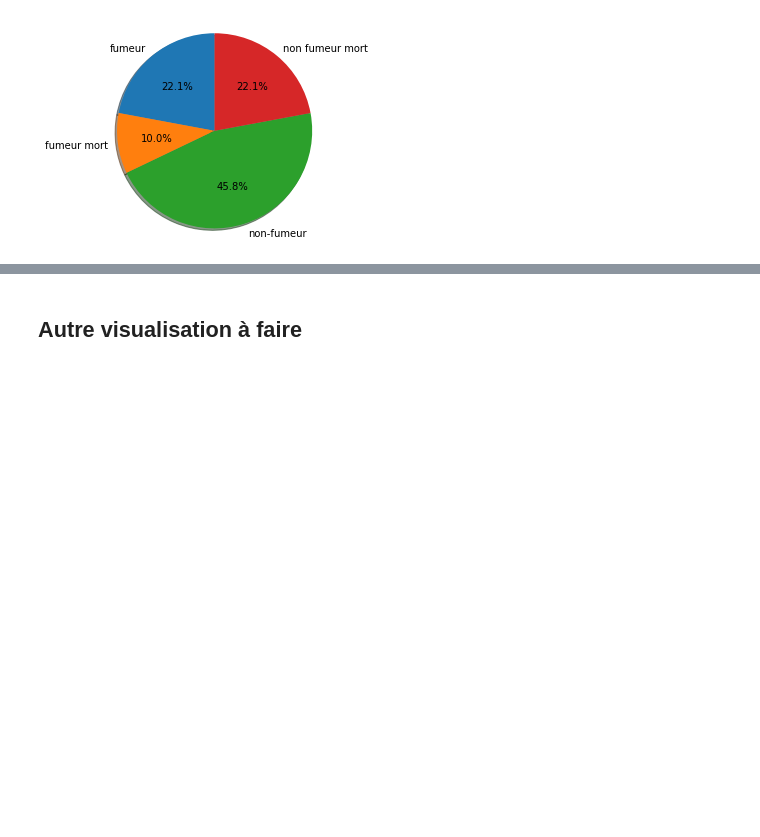
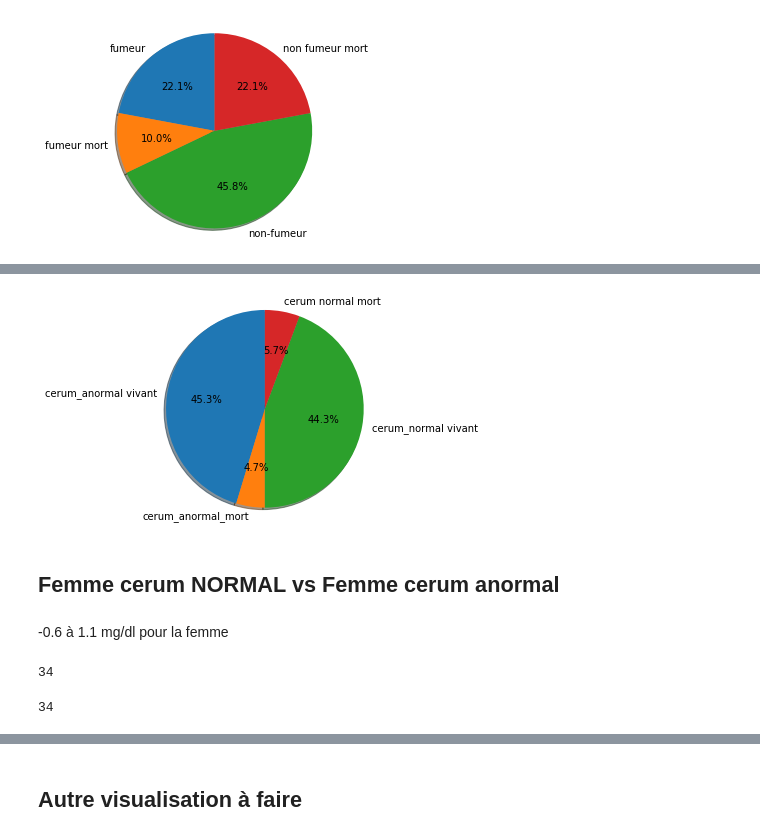
Before and after one commit to ragnvr/IAS_heart_failure, a Jupyter notebook: heart_failure.ipynb, the cells around one changed output, grey strips where cells are left out. Drawn from its saved outputs; the diff is of its cells as text; code cells hidden in the pictures; blank space fills up the shorter version.

```diff
--- a/heart_failure.ipynb
+++ b/heart_failure.ipynb
@@ -337,0 +411,16 @@ non_fumeur_vivant = dataset['DEATH_EVENT'][fumeur_false] == 0
+# %%
+#petite représentation
+labels = 'cerum_anormal vivant', 'cerum_anormal_mort', 'cerum_normal vivant','cerum normal mort'
+sizes = [np.sum(cerum_anormal_homme_vivant), np.sum(cerum_anormal_homme_mort),np.sum(cerum_normal_homme_vivant),np.sum(cerum_normal_homme_mort)]
+
+plt.pie(sizes, labels=labels,  autopct='%1.1f%%', shadow=True, startangle=90)
+
+plt.axis('equal')
+
+plt.show()
+# %% [output]
+[figure, added]
+# %% [markdown]
+<h2>Femme cerum NORMAL vs Femme cerum anormal</h2>
+# %% [markdown]
+-0.6 à 1.1 mg/dl pour la femme
@@ -337,0 +441,8 @@ non_fumeur_vivant = dataset['DEATH_EVENT'][fumeur_false] == 0
+# %%
+np.sum(dataset["DEATH_EVENT"][femme])   # 34  femmes mortes au total
+# %% [output]
+34
+# %%
+np.sum(cerum_anormal_femme_mort) + np.sum(cerum_normal_femme_mort) # 34 femmes mortes
+# %% [output]
+34
```
Also changed, not shown: parts of 24 cells of this notebook.
